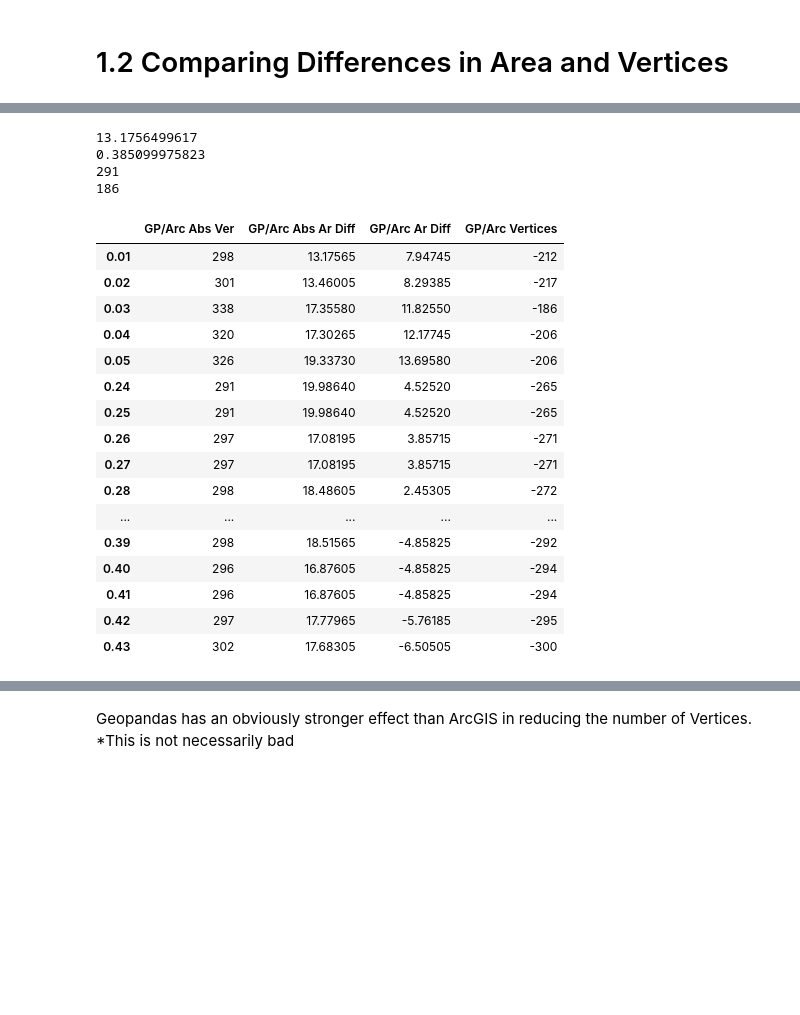
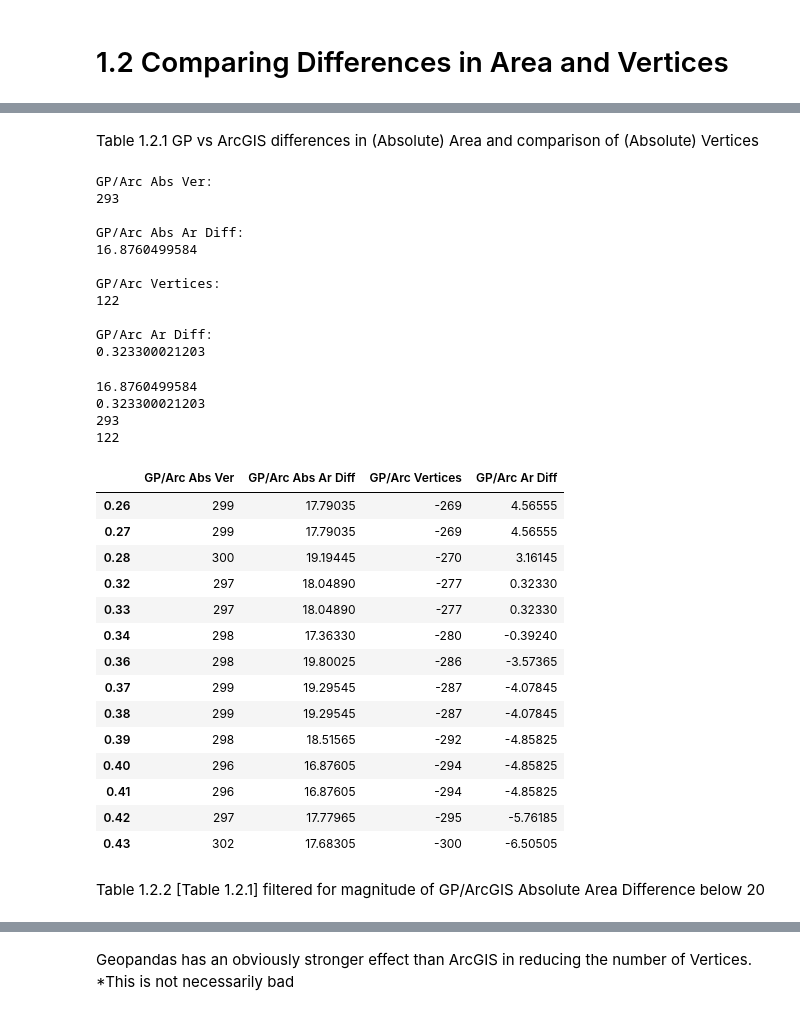
Before and after one commit to timtroendle/mc-cimo-notebooks, a Jupyter notebook: Replacing ArcGIS with Geopandas (Michael's Report).ipynb, the cells around one changed output, grey strips where cells are left out. Drawn from its saved outputs; the diff is of its cells as text; code cells hidden in the pictures; blank space fills up the shorter version.

```diff
--- a/Replacing ArcGIS with Geopandas (Michael's Report).ipynb
+++ b/Replacing ArcGIS with Geopandas (Michael's Report).ipynb
@@ -43,11 +45,13 @@ def compare(tolerance):
     GP_change_mask = source_only_buildings.geometry != source_only_buildings.simplify(GP_tol).geometry
     Both_change_mask = [x and y for x, y in zip(Arc_change_mask, GP_change_mask)]
     Different_change_mask = source_only_buildings[Both_change_mask].simplify(GP_tol).geometry != processed[Both_change_mask].geometry
+    Either_changed_mask = [x or y for x,y in zip(Arc_change_mask, GP_change_mask)]
 
     building_data ={'ArcGIS': Arc_change_mask,                #Returns True if ArcGIS changes source buildings
                    'Geopandas': GP_change_mask,                #Returns True if GP Simplify changes source buildings
                    'Both': Both_change_mask,                  #Returns True if both GP and ArcGIS made changes to same building
-                   'Different change': Different_change_mask}  #Returns True if the changes by GP and ArcGIS are different
+                   'Different change': Different_change_mask,  #Returns True if the changes by GP and ArcGIS are different
+                   'Either': Either_changed_mask}           #Returns True if changed by EITHER GP or ArcGIS
 
-    building_df = pd.DataFrame(building_data, columns = ['ArcGIS', 'Geopandas', 'Both', 'Different change'])
+    building_df = pd.DataFrame(building_data, columns = ['ArcGIS', 'Geopandas', 'Both', 'Different change', 'Either'])
     return building_df
@@ -53,0 +63,7 @@ def compare(tolerance):
+# %%
+def filter_data(data_frame, variable, limit, limit2=0):
+    min_mask = abs(data_frame[variable]) <= limit
+    max_mask = abs(data_frame[variable]) >= limit2
+    mask = [x and y for x,y in zip(min_mask, max_mask)]
+    #mask.fillna(False)
+    return data_frame[mask]
@@ -59,6 +89,7 @@ Below are my attempts to find the tolerance value that would minimise the differ
 comparison_data = {'Geopandas': [],
                    'Both': [],
                    'Different': [],
+                   'Either':[]
                   }
 test_range1 = [x/100 for x in range(1,50)]
 
@@ -66,5 +97,6 @@ for i in test_range1:
     comparison_data['Geopandas'].append(compare(i)['Geopandas'].sum())
     comparison_data['Both'].append(compare(i)['Both'].sum())
     comparison_data['Different'].append(compare(i)['Different change'].sum())
+    comparison_data['Either'].append(compare(i)['Either'].sum())
 # %%
 ngd_comparison = pd.DataFrame(comparison_data, index = test_range1)
@@ -173,7 +215,7 @@ compare_adv = {'GP/Arc Abs Ar Diff': [],
 test_range = [i/100 for i in range(1, 50)]
 
 for i in test_range:
-    mask = compare(i).fillna(False)['Geopandas']
+    mask = compare(i).fillna(False)['Either']
     abs_sum_diff = abs(source_only_buildings[mask].simplify(i).area - processed[mask].area).sum()
     sum_diff = (source_only_buildings[mask].simplify(i).area - processed[mask].area).sum()
     s_ver = (source_only_buildings[mask].simplify(i).geometry.map(lambda x: len(x.exterior.coords)))
@@ -209,10 +234,26 @@ GP/Arc Vertices:
+# %% [markdown]
+Table 1.2.1 GP vs ArcGIS differences in (Absolute) Area and comparison of (Absolute) Vertices
+# %%
+min_vals(adv_comparison) # Minimum values for each column in adv_comparison
+# %% [output]
+GP/Arc Abs Ver:
+293
+
+GP/Arc Abs Ar Diff:
+16.8760499584
+
+GP/Arc Vertices:
+122
+
+GP/Arc Ar Diff:
+0.323300021203
 # %%
 print(min(adv_comparison['GP/Arc Abs Ar Diff']))
 print(min(abs(adv_comparison['GP/Arc Ar Diff'])))
 print(min(adv_comparison['GP/Arc Abs Ver']))
 print(min(abs(adv_comparison['GP/Arc Vertices'])))
 # %% [output]
-13.1756499617
-0.385099975823
-291
-186
+16.8760499584
+0.323300021203
+293
+122
@@ -224,23 +260,23 @@ def filter(data_frame, variable, limit):
 # %%
-filter(adv_comparison, 'GP/Arc Abs Ar Diff', 20)
+filter_data(adv_comparison, 'GP/Arc Abs Ar Diff', 20)
 # %% [output]
-|  | GP/Arc Abs Ver | GP/Arc Abs Ar Diff | GP/Arc Ar Diff | GP/Arc Vertices |
-| 0.01 | 298 | 13.17565 | 7.94745 | -212 |
-| 0.02 | 301 | 13.46005 | 8.29385 | -217 |
-| 0.03 | 338 | 17.35580 | 11.82550 | -186 |
-| 0.04 | 320 | 17.30265 | 12.17745 | -206 |
-| 0.05 | 326 | 19.33730 | 13.69580 | -206 |
-| 0.24 | 291 | 19.98640 | 4.52520 | -265 |
-| 0.25 | 291 | 19.98640 | 4.52520 | -265 |
-| 0.26 | 297 | 17.08195 | 3.85715 | -271 |
-| 0.27 | 297 | 17.08195 | 3.85715 | -271 |
-| 0.28 | 298 | 18.48605 | 2.45305 | -272 |
-| ... | ... | ... | ... | ... |
-| 0.39 | 298 | 18.51565 | -4.85825 | -292 |
-| 0.40 | 296 | 16.87605 | -4.85825 | -294 |
-| 0.41 | 296 | 16.87605 | -4.85825 | -294 |
-| 0.42 | 297 | 17.77965 | -5.76185 | -295 |
-| 0.43 | 302 | 17.68305 | -6.50505 | -300 |
+|  | GP/Arc Abs Ver | GP/Arc Abs Ar Diff | GP/Arc Vertices | GP/Arc Ar Diff |
+| 0.26 | 299 | 17.79035 | -269 | 4.56555 |
+| 0.27 | 299 | 17.79035 | -269 | 4.56555 |
+| 0.28 | 300 | 19.19445 | -270 | 3.16145 |
+| 0.32 | 297 | 18.04890 | -277 | 0.32330 |
+| 0.33 | 297 | 18.04890 | -277 | 0.32330 |
+| 0.34 | 298 | 17.36330 | -280 | -0.39240 |
+| 0.36 | 298 | 19.80025 | -286 | -3.57365 |
+| 0.37 | 299 | 19.29545 | -287 | -4.07845 |
+| 0.38 | 299 | 19.29545 | -287 | -4.07845 |
+| 0.39 | 298 | 18.51565 | -292 | -4.85825 |
+| 0.40 | 296 | 16.87605 | -294 | -4.85825 |
+| 0.41 | 296 | 16.87605 | -294 | -4.85825 |
+| 0.42 | 297 | 17.77965 | -295 | -5.76185 |
+| 0.43 | 302 | 17.68305 | -300 | -6.50505 |
+# %% [markdown]
+Table 1.2.2 [Table 1.2.1] filtered for magnitude of GP/ArcGIS Absolute Area Difference below 20
 # %%
 a=source_only_buildings.area.sum()
 b=processed.area.sum()
```
Also changed, not shown: parts of 106 cells of this notebook.
